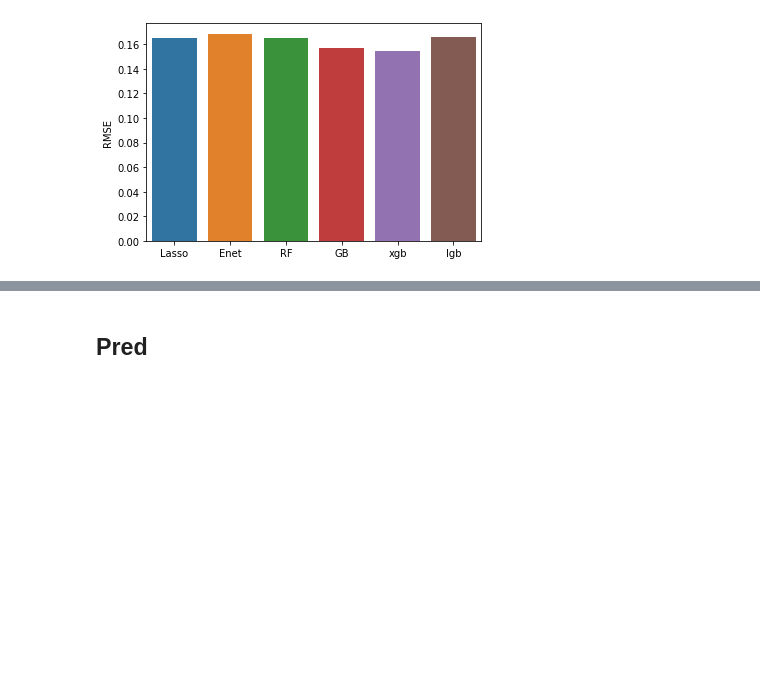
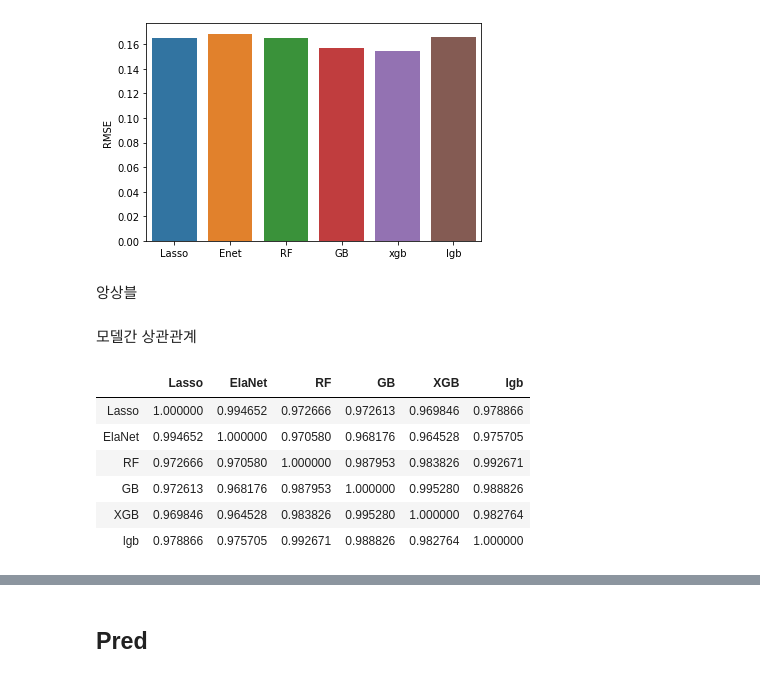
Before and after one commit to mjs1995/kaggle_House-Price, a Jupyter notebook: kaggle_House Price.ipynb, the cells around one changed output, grey strips where cells are left out. Saved outputs shown, nothing was run; the diff lists cells and outputs as text; code cells hidden in the pictures; blank space fills up the shorter version.

```diff
--- a/kaggle_House Price.ipynb
+++ b/kaggle_House Price.ipynb
@@ -777,6 +783,8 @@ s_GB = np.mean(np.sqrt(-cross_val_score(GB,X_train,y_train,scoring='neg_mean_squ
 s_GB
 # %% [output]
 0.15662292287342097
+# %%
+pred_GB = GB.predict(new_test)
 # %% [markdown]
 XGBRegressor
 # %%
@@ -859,3 +871,7 @@ plt.ylabel('RMSE')
 # %% [output]
 Text(0, 0.5, 'RMSE')
 [figure]
+# %% [markdown]
+앙상블
+# %% [markdown]
+모델간 상관관계
@@ -861,0 +886,11 @@ Text(0, 0.5, 'RMSE')
+# %%
+df_predictions = pd.DataFrame(data=predictions)
+df_predictions.corr()
+# %% [output]
+|  | Lasso | ElaNet | RF | GB | XGB | lgb |
+| Lasso | 1.000000 | 0.994652 | 0.972666 | 0.972613 | 0.969846 | 0.978866 |
+| ElaNet | 0.994652 | 1.000000 | 0.970580 | 0.968176 | 0.964528 | 0.975705 |
+| RF | 0.972666 | 0.970580 | 1.000000 | 0.987953 | 0.983826 | 0.992671 |
+| GB | 0.972613 | 0.968176 | 0.987953 | 1.000000 | 0.995280 | 0.988826 |
+| XGB | 0.969846 | 0.964528 | 0.983826 | 0.995280 | 1.000000 | 0.982764 |
+| lgb | 0.978866 | 0.975705 | 0.992671 | 0.988826 | 0.982764 | 1.000000 |
```
Also changed, not shown: parts of 24 cells of this notebook.
